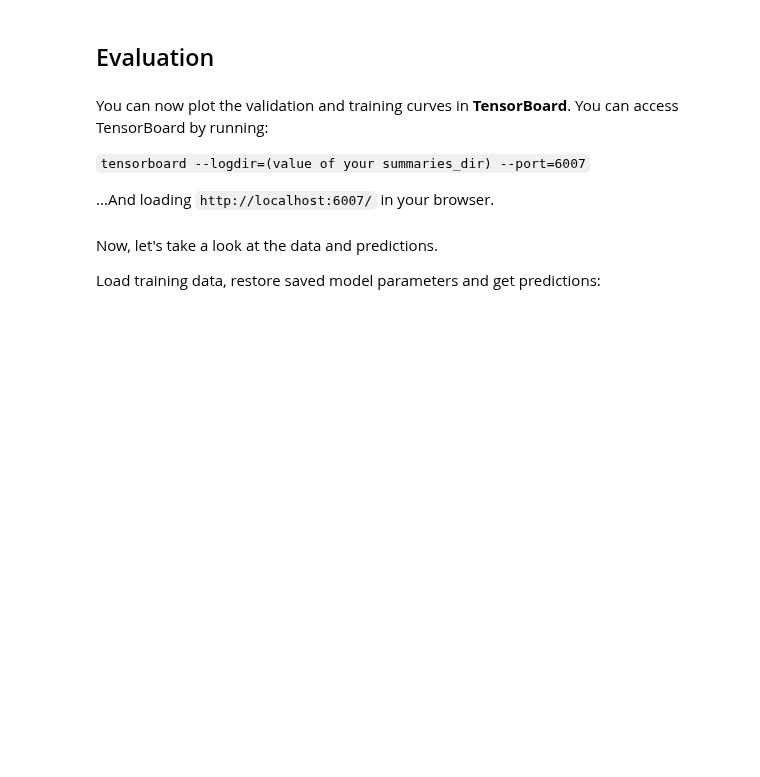
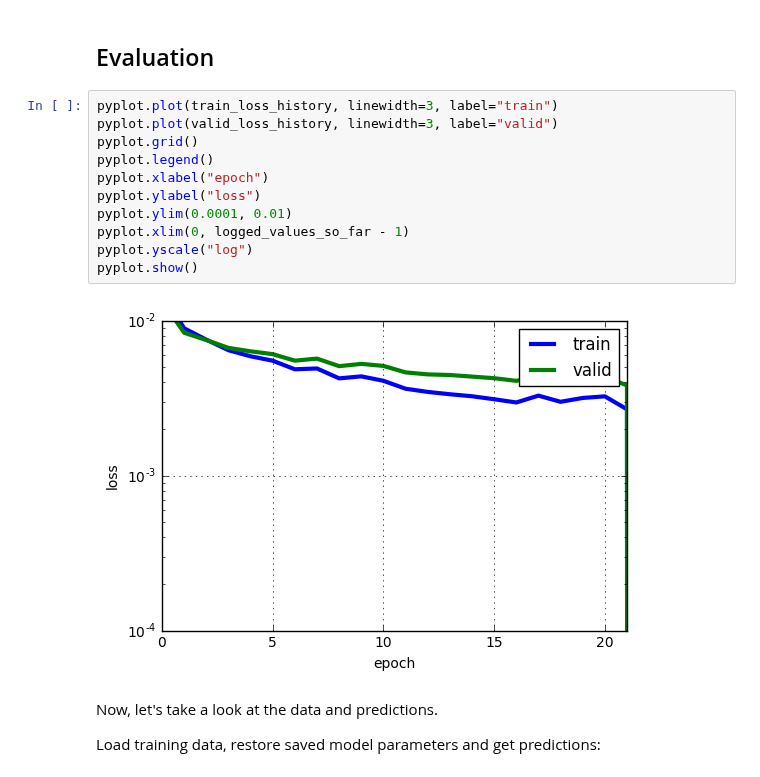
Before and after one commit to alexstaravoitau/kaggle-facial-keypoints-detection, a Jupyter notebook: 1_single_hidden_layer.ipynb, the cells around one changed output. Saved outputs shown, nothing was run; the diff lists cells and outputs as text; blank space fills up the shorter version.

Commit message:
Refactor single layer model removing TensorBoard.

```diff
--- a/1_single_hidden_layer.ipynb
+++ b/1_single_hidden_layer.ipynb
@@ -265,11 +260,18 @@ Validation loss: 0.00385648
 # %% [markdown]
 ## Evaluation
-# %% [markdown]
-You can now plot the validation and training curves in **TensorBoard**. You can access TensorBoard by running:
-
-`tensorboard --logdir=(value of your summaries_dir) --port=6007`
-
-...And loading `http://localhost:6007/` in your browser.
+# %%
+pyplot.plot(train_loss_history, linewidth=3, label="train")
+pyplot.plot(valid_loss_history, linewidth=3, label="valid")
+pyplot.grid()
+pyplot.legend()
+pyplot.xlabel("epoch")
+pyplot.ylabel("loss")
+pyplot.ylim(0.0001, 0.01)
+pyplot.xlim(0, logged_values_so_far - 1)
+pyplot.yscale("log")
+pyplot.show()
+# %% [output]
+[figure, added]
 # %% [markdown]
 Now, let's take a look at the data and predictions.
 
```
Also changed, not shown: parts of 5 cells of this notebook.
